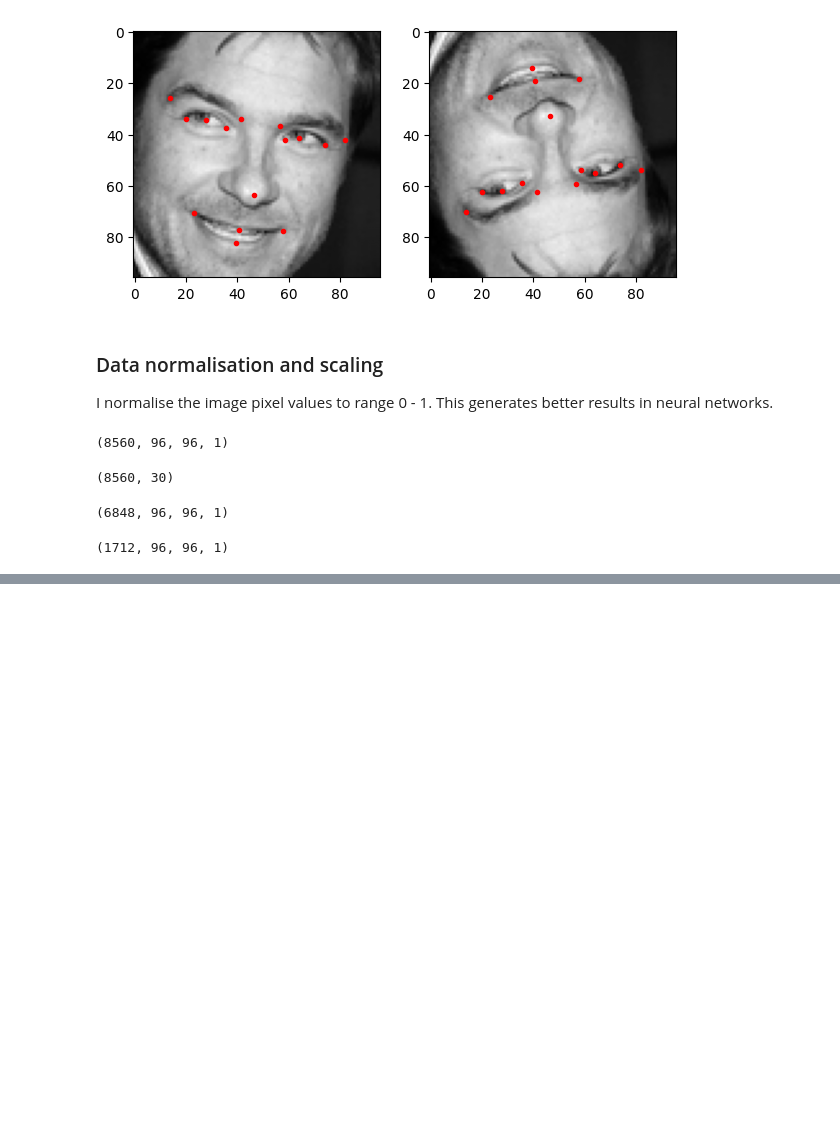
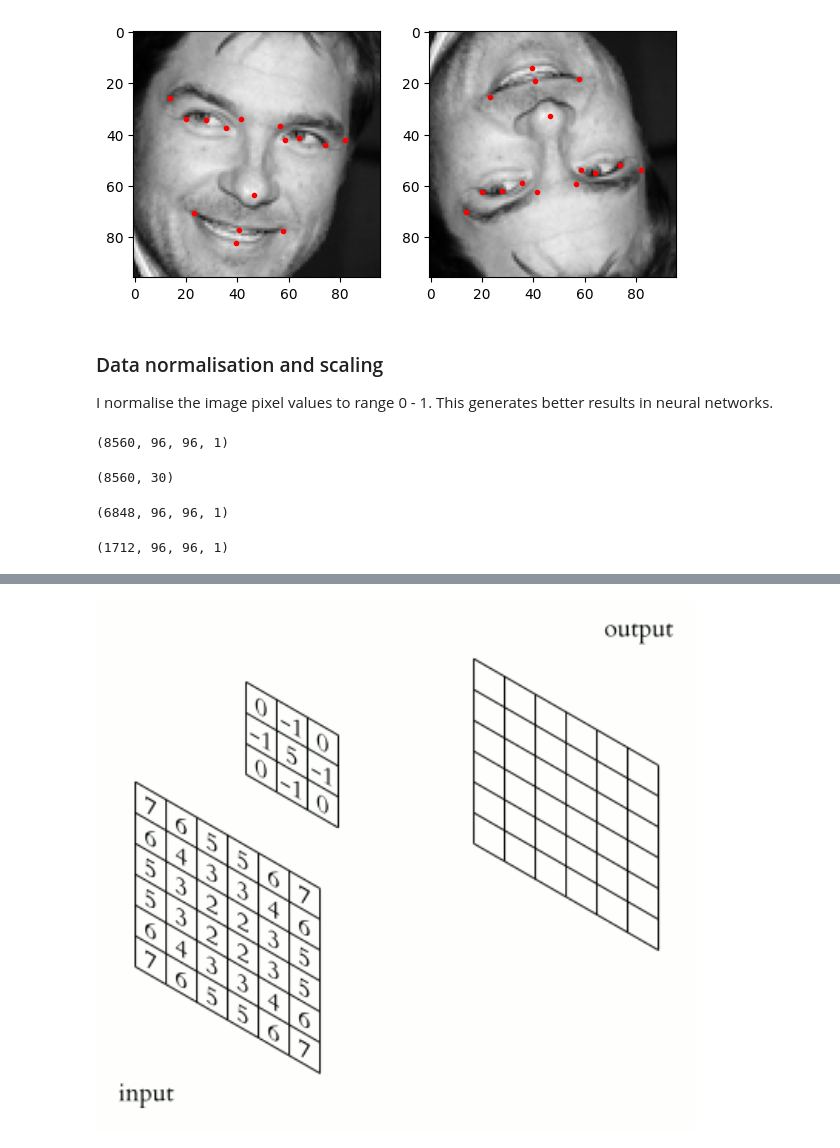
Before and after one commit to KaisuH/Emotion-AI, a Jupyter notebook: Emotion_AI_tagged.ipynb, the cells around one changed output, grey strips where cells are left out. Cells and saved outputs as stored; diff of their text form; code cells hidden in the pictures; blank space fills up the shorter version.

```diff
--- a/Emotion_AI_tagged.ipynb
+++ b/Emotion_AI_tagged.ipynb
@@ -635,0 +654,6 @@ X_test.shape
+# %%
+#HIDE
+# @title Convolution
+display(Image(filename='/content/drive/MyDrive/Colab Notebooks/Emotion-AI/pics/2D_Convolution_Animation.gif', width=600))
+# %% [output]
+[figure, added]
```
Also changed, not shown: parts of 21 cells of this notebook, 8 other files.
